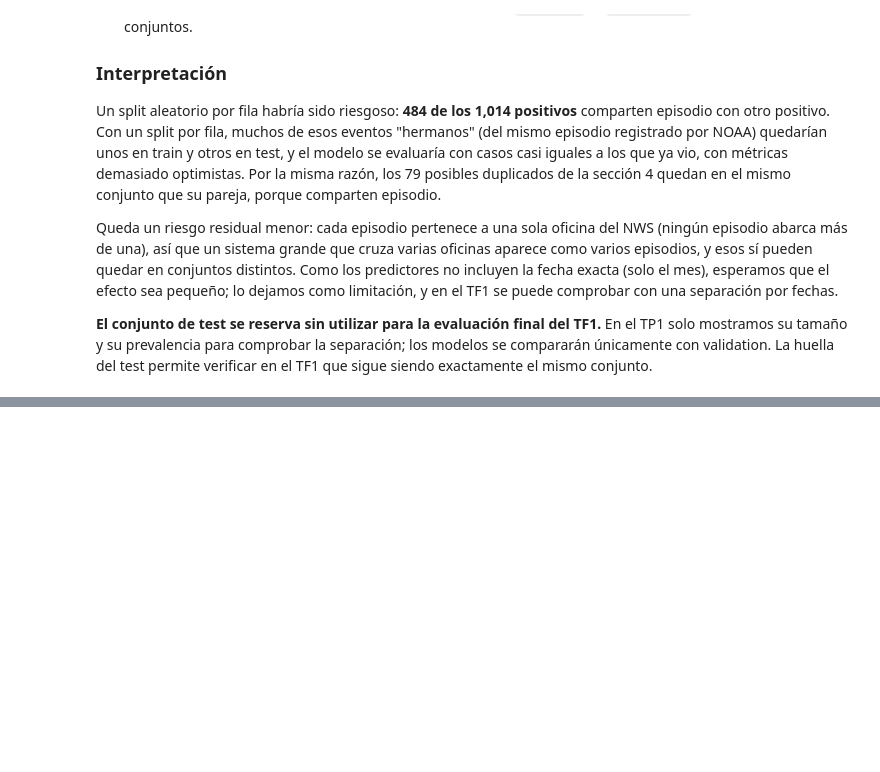
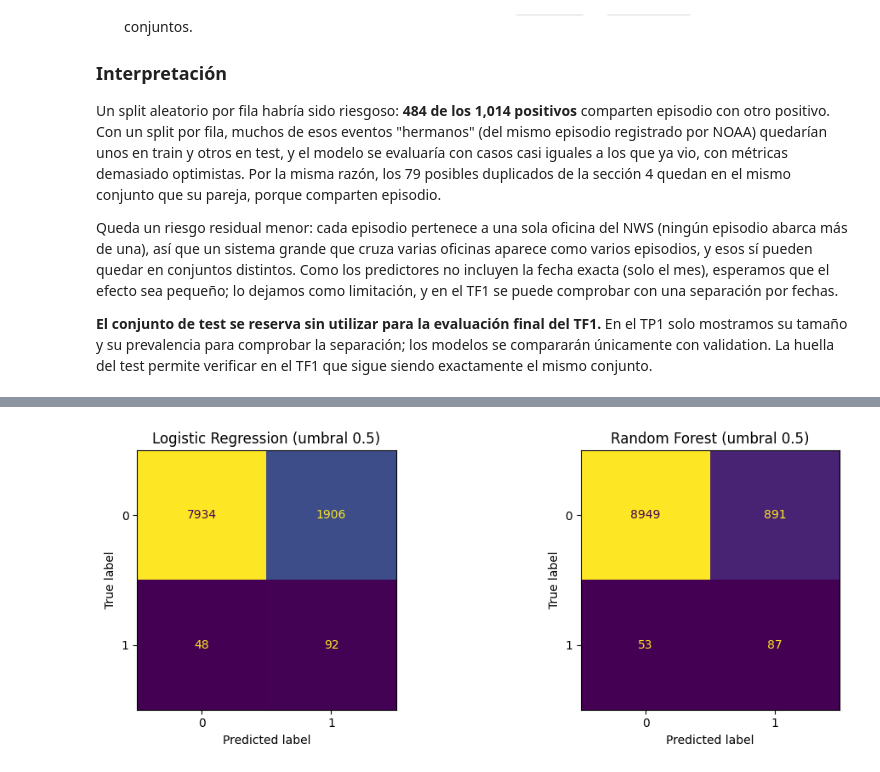
Before and after one commit to kaneeqi/storm-impact-prediction, a Jupyter notebook: notebooks/TP1.ipynb, the cells around one changed output, grey strips where cells are left out. Saved outputs shown, nothing was run; the diff lists cells and outputs as text; code cells hidden in the pictures; blank space fills up the shorter version.

```diff
--- a/notebooks/TP1.ipynb
+++ b/notebooks/TP1.ipynb
@@ -1712,0 +1922,12 @@ verificar en el TF1 que sigue siendo exactamente el mismo conjunto.
+# %%
+from sklearn.metrics import ConfusionMatrixDisplay
+
+fig, axes = plt.subplots(1, 2, figsize=(11, 4))
+for ax, (nombre, proba) in zip(axes, [("Logistic Regression", proba_lr), ("Random Forest", proba_rf)]):
+    ConfusionMatrixDisplay.from_predictions(y_val, (proba >= 0.5).astype(int), ax=ax,
+                                            colorbar=False, values_format="d")
+    ax.set_title(f"{nombre} (umbral 0.5)")
+plt.tight_layout()
+plt.show()
+# %% [output]
+[figure, added]
```
Also changed, not shown: parts of 11 cells of this notebook.
